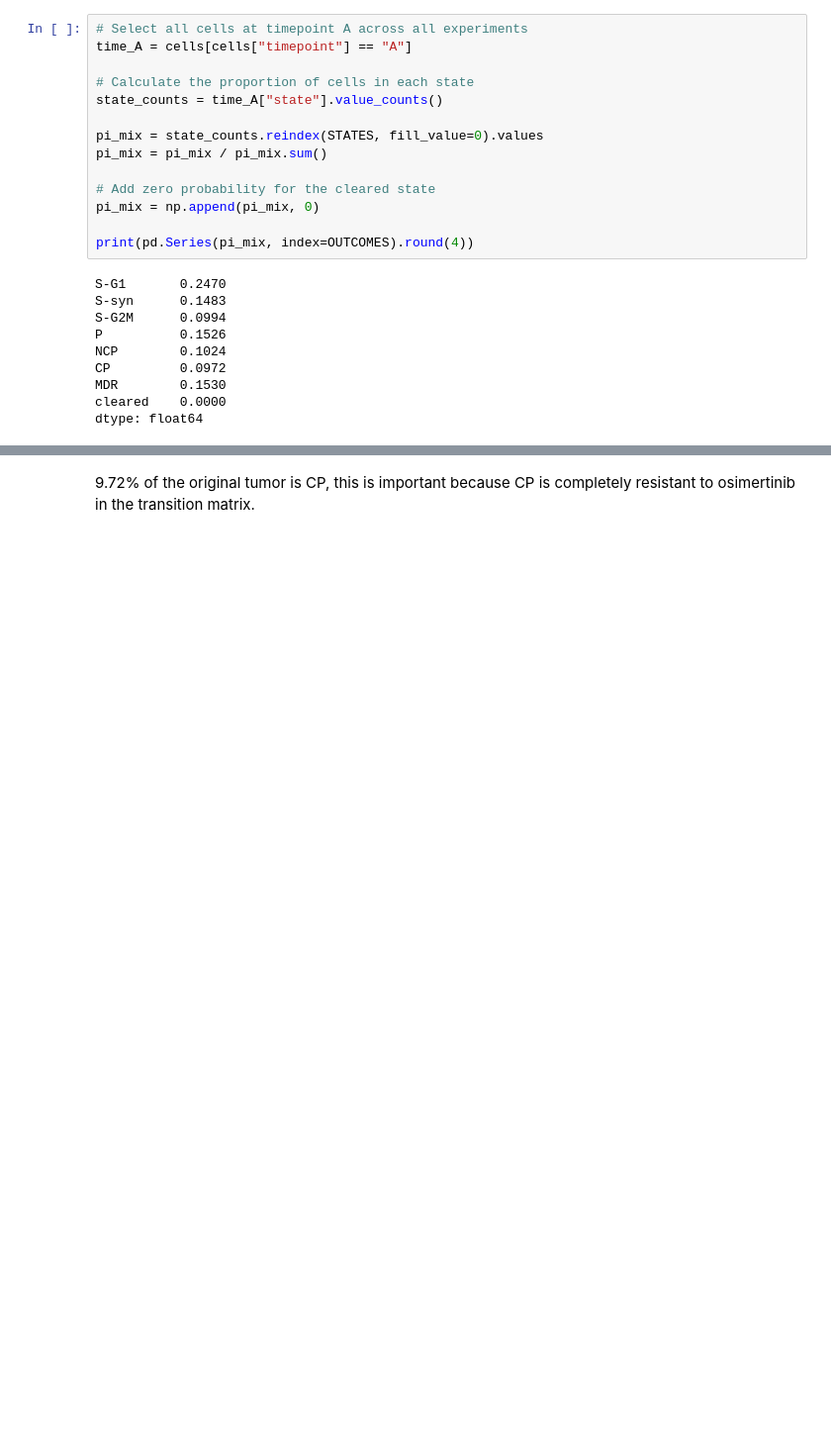
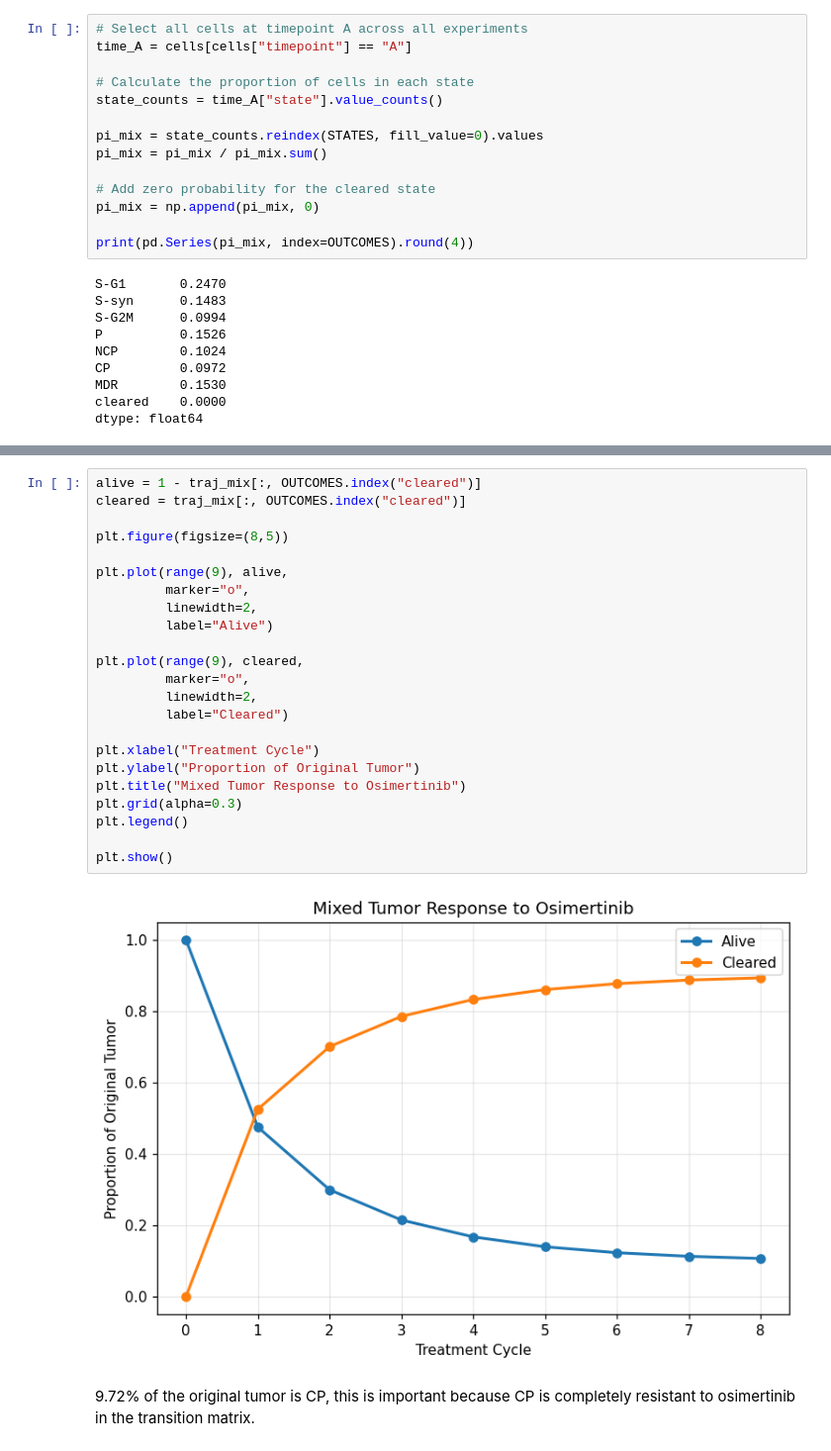
Before and after one commit to nazifar4/uu_markov, a Jupyter notebook: lab_2/Lab09_markov_chain_cells.ipynb, the cells around one changed output, grey strips where cells are left out. Shown at 99% size. Saved outputs shown, nothing was run; the diff lists cells and outputs as text; blank space fills up the shorter version.

```diff
--- a/lab_2/Lab09_markov_chain_cells.ipynb
+++ b/lab_2/Lab09_markov_chain_cells.ipynb
@@ -322,3 +456,28 @@ dtype: float64
+# %%
+alive = 1 - traj_mix[:, OUTCOMES.index("cleared")]
+cleared = traj_mix[:, OUTCOMES.index("cleared")]
+
+plt.figure(figsize=(8,5))
+
+plt.plot(range(9), alive,
+         marker="o",
+         linewidth=2,
+         label="Alive")
+
+plt.plot(range(9), cleared,
+         marker="o",
+         linewidth=2,
+         label="Cleared")
+
+plt.xlabel("Treatment Cycle")
+plt.ylabel("Proportion of Original Tumor")
+plt.title("Mixed Tumor Response to Osimertinib")
+plt.grid(alpha=0.3)
+plt.legend()
+
+plt.show()
+# %% [output]
+[figure, added]
 # %% [markdown]
 9.72% of the original tumor is CP, this is important because CP is completely resistant to osimertinib in the transition matrix.
 # %% [markdown]
```
Also changed, not shown: parts of 24 cells of this notebook.
